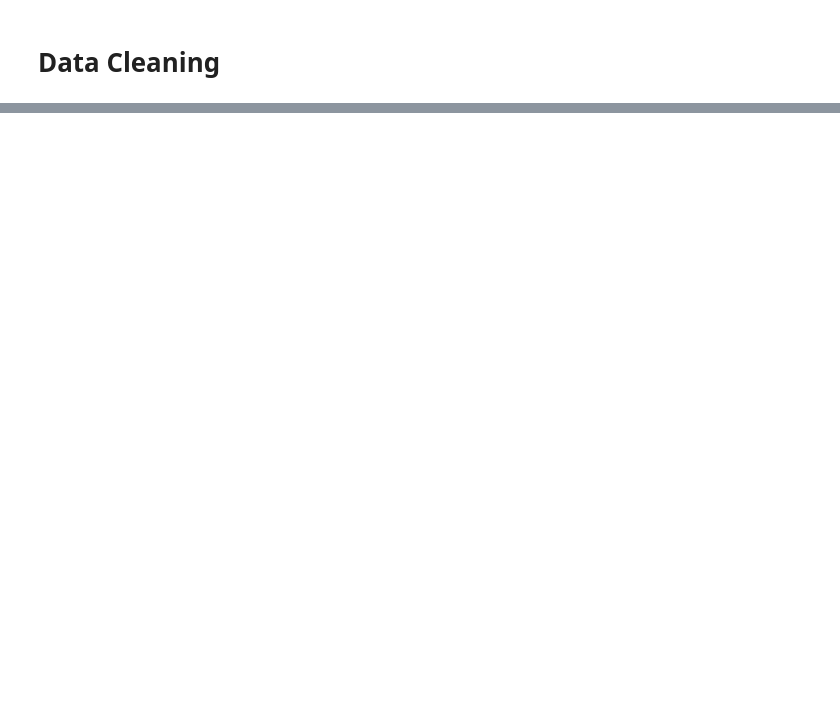
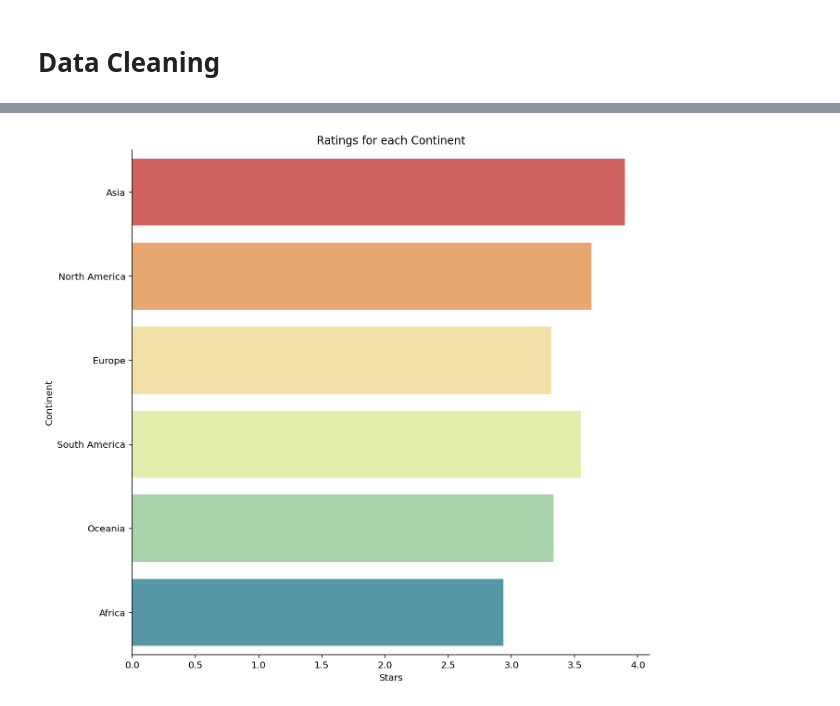
Before and after one commit to COGS108/Group_035-Fa22, a Jupyter notebook: EDACheckpointGroup_035-Fa22.ipynb, the cells around one changed output, grey strips where cells are left out. Saved outputs shown, nothing was run; the diff lists cells and outputs as text; code cells hidden in the pictures; blank space fills up the shorter version.

Commit message:
EDACheckpointGroup_035-Fa22 updated with visuals

```diff
--- a/EDACheckpointGroup_035-Fa22.ipynb
+++ b/EDACheckpointGroup_035-Fa22.ipynb
@@ -228,0 +194,5 @@ m
+# %%
+continent = pd.read_csv('country_by_continent.csv')
+continent['country'] = continent['country'].str.lower().str.replace(' ','')
+df['country'] =  df['Country'].str.lower().str.replace(' ','')
+continent
@@ -228,0 +213,5 @@ m
+# %%
+new_df = pd.merge(df, continent, on="country")
+new_df = new_df.drop(columns=['country'])
+new_df.continent.value_counts()
+new_df.info()
@@ -228,0 +235,15 @@ m
+# %%
+star_values = ['1', '1.25', '1.5', '1.75', '2', '2.25', '2.5', '2.75', '3', '3.25', '3.5', '3.75', '4', '4.25',
+                   '4.5', '4.75', '5']
+new_df = new_df[new_df.Stars.isin(star_values) == True]
+def star_converted(s):
+  rating = s.split('/')[0]
+  try:
+      return float(rating)
+  except ValueError:
+      return None
+# %%
+new_df.Stars= new_df.Stars.apply(star_converted)
+star_count = new_df['Stars'].value_counts()
+star_count
+new_df
@@ -228,0 +280,16 @@ m
+# %%
+plt.figure(figsize = (10, 10))
+
+barplot_continent_stars = sns.barplot(x = 'Stars', y = 'continent', data = new_df, palette = 'Spectral', ci= None)
+#scatterplot.set_xticks(range(17))
+#scatterplot.set_xticklabels(values)
+
+# remove the top and right lines
+sns.despine()
+
+# add title and axis labels (modify x-axis label)
+barplot_continent_stars.set_title('Ratings for each Continent')
+barplot_continent_stars.set_xlabel('Stars')
+barplot_continent_stars.set_ylabel('Continent');
+# %% [output]
+[figure, added]
```
Also changed, not shown: parts of 46 cells of this notebook.
